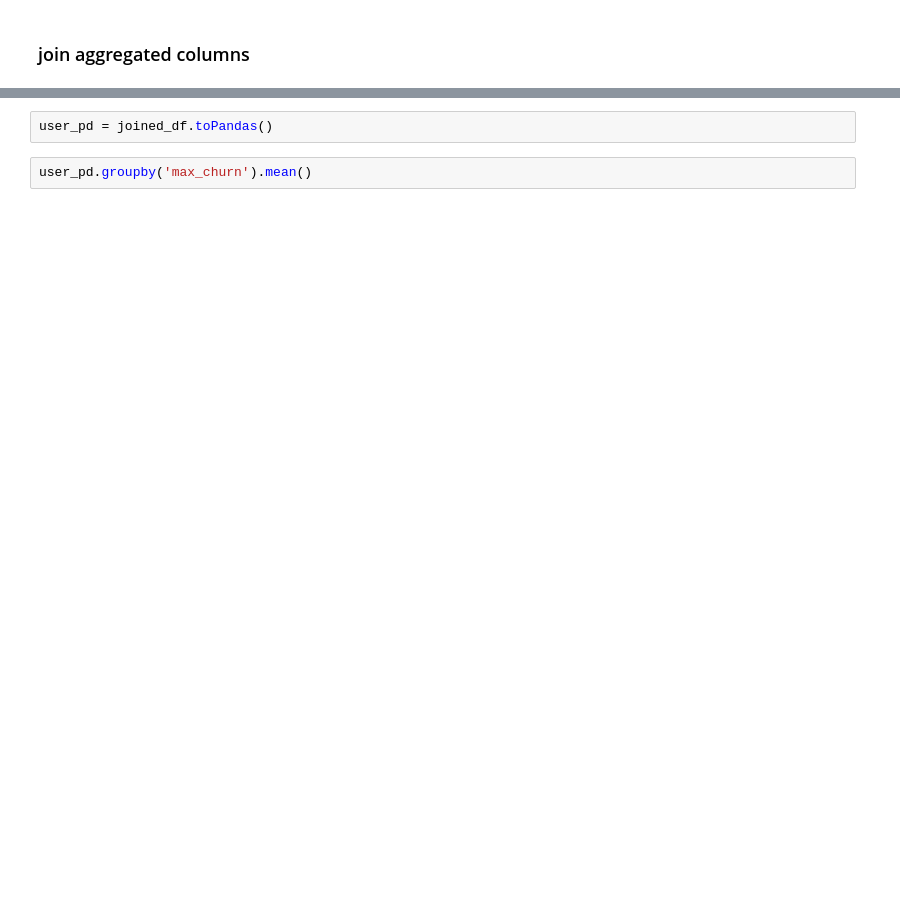
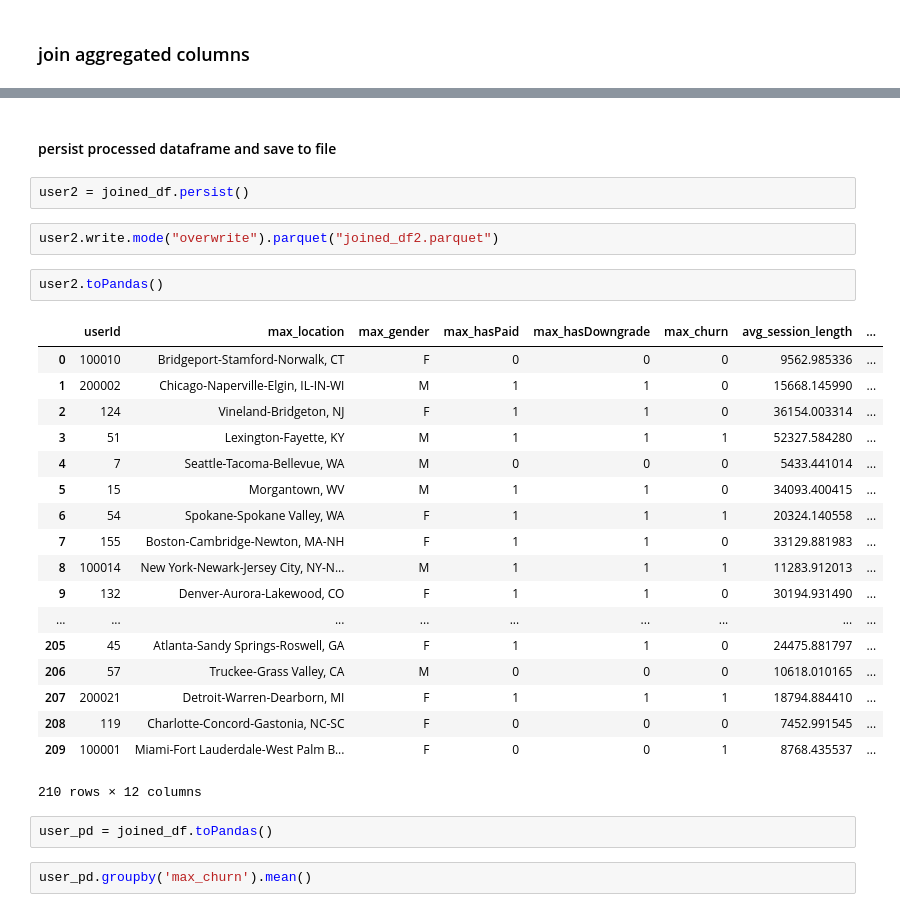
Before and after one commit to flaviofukabori/churn-prediction-spark, a Jupyter notebook: Sparkify.ipynb, the cells around one changed output, grey strips where cells are left out. Cells and saved outputs as stored; diff of their text form; blank space fills up the shorter version.

Commit message:
feat: add persist to save computation

```diff
--- a/Sparkify.ipynb
+++ b/Sparkify.ipynb
@@ -395,3 +374,30 @@ only showing top 20 rows
+# %% [markdown]
+#### persist processed dataframe and save to file
+# %%
+user2 = joined_df.persist()
+# %%
+user2.write.mode("overwrite").parquet("joined_df2.parquet")
+# %%
+user2.toPandas()
+# %% [output]
+|  | userId | max_location | max_gender | max_hasPaid | max_hasDowngrade | max_churn | avg_session_length | ... |
+| 0 | 100010 | Bridgeport-Stamford-Norwalk, CT | F | 0 | 0 | 0 | 9562.985336 | ... |
+| 1 | 200002 | Chicago-Naperville-Elgin, IL-IN-WI | M | 1 | 1 | 0 | 15668.145990 | ... |
+| 2 | 124 | Vineland-Bridgeton, NJ | F | 1 | 1 | 0 | 36154.003314 | ... |
+| 3 | 51 | Lexington-Fayette, KY | M | 1 | 1 | 1 | 52327.584280 | ... |
+| 4 | 7 | Seattle-Tacoma-Bellevue, WA | M | 0 | 0 | 0 | 5433.441014 | ... |
+| 5 | 15 | Morgantown, WV | M | 1 | 1 | 0 | 34093.400415 | ... |
+| 6 | 54 | Spokane-Spokane Valley, WA | F | 1 | 1 | 1 | 20324.140558 | ... |
+| 7 | 155 | Boston-Cambridge-Newton, MA-NH | F | 1 | 1 | 0 | 33129.881983 | ... |
+| 8 | 100014 | New York-Newark-Jersey City, NY-N... | M | 1 | 1 | 1 | 11283.912013 | ... |
+| 9 | 132 | Denver-Aurora-Lakewood, CO | F | 1 | 1 | 0 | 30194.931490 | ... |
+| ... | ... | ... | ... | ... | ... | ... | ... | ... |
+| 205 | 45 | Atlanta-Sandy Springs-Roswell, GA | F | 1 | 1 | 0 | 24475.881797 | ... |
+| 206 | 57 | Truckee-Grass Valley, CA | M | 0 | 0 | 0 | 10618.010165 | ... |
+| 207 | 200021 | Detroit-Warren-Dearborn, MI | F | 1 | 1 | 1 | 18794.884410 | ... |
+| 208 | 119 | Charlotte-Concord-Gastonia, NC-SC | F | 0 | 0 | 0 | 7452.991545 | ... |
+| 209 | 100001 | Miami-Fort Lauderdale-West Palm B... | F | 0 | 0 | 1 | 8768.435537 | ... |
+210 rows × 12 columns
 # %%
 user_pd = joined_df.toPandas()
 # %%
```
Also changed, not shown: parts of 25 cells of this notebook.
